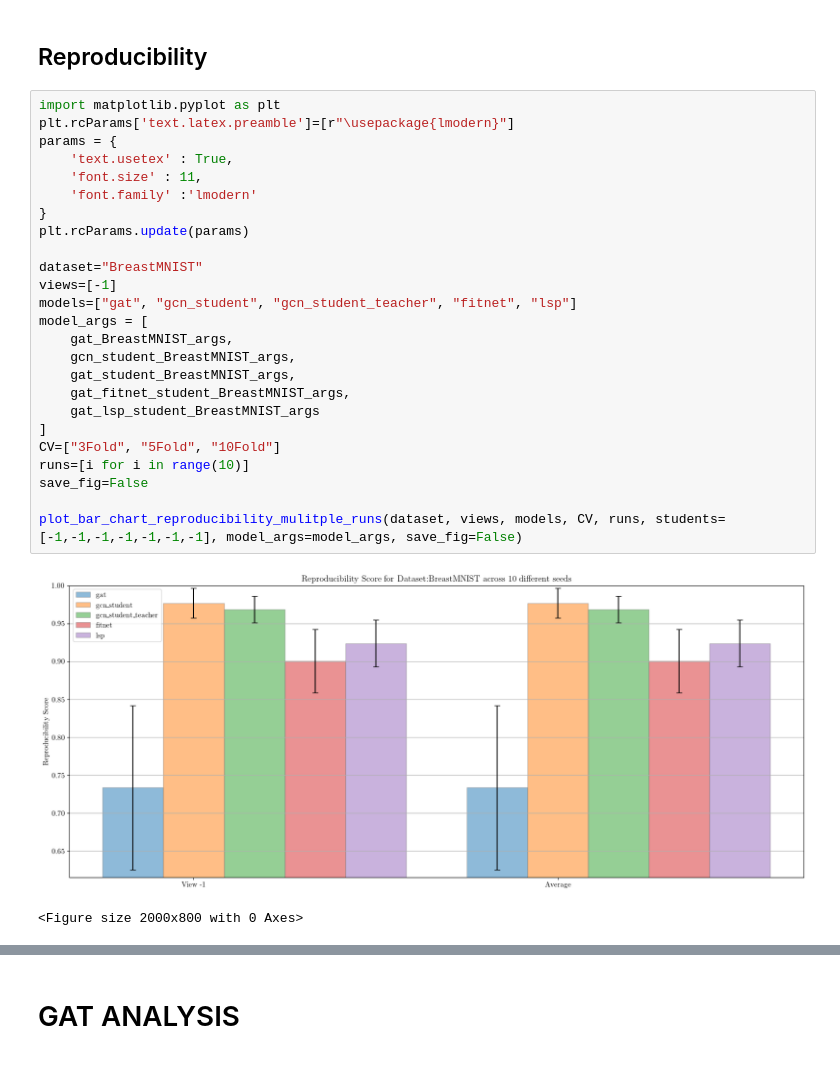
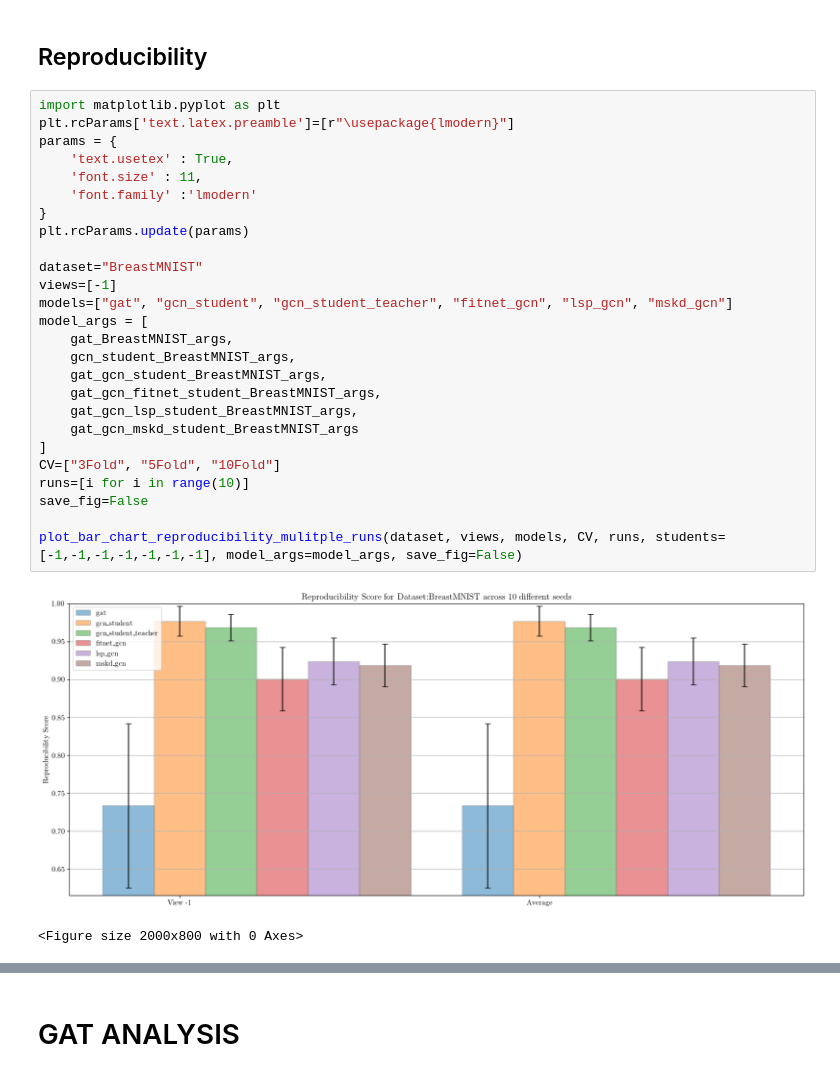
Before and after one commit to LorenzoStigliano/thesis-imperial, a Jupyter notebook: src/notebooks/study_MedMNIST_BreastMNIST_gat_gcn.ipynb, the cells around one changed output, grey strips where cells are left out. Drawn from its saved outputs; the diff is of its cells as text.

```diff
--- a/src/notebooks/study_MedMNIST_BreastMNIST_gat_gcn.ipynb
+++ b/src/notebooks/study_MedMNIST_BreastMNIST_gat_gcn.ipynb
@@ -22,30 +22,31 @@ The autoreload extension is already loaded. To reload it, use:
 # %%
 import matplotlib.pyplot as plt
 plt.rcParams['text.latex.preamble']=[r"\usepackage{lmodern}"]
 params = {
     'text.usetex' : True,
     'font.size' : 11,
     'font.family' :'lmodern'
 }
 plt.rcParams.update(params)
 
 dataset="BreastMNIST"
 views=[-1]
-models=["gat", "gcn_student", "gcn_student_teacher", "fitnet", "lsp"]
+models=["gat", "gcn_student", "gcn_student_teacher", "fitnet_gcn", "lsp_gcn", "mskd_gcn"]
 model_args = [
     gat_BreastMNIST_args,
     gcn_student_BreastMNIST_args,
-    gat_student_BreastMNIST_args,
-    gat_fitnet_student_BreastMNIST_args,
-    gat_lsp_student_BreastMNIST_args
+    gat_gcn_student_BreastMNIST_args,
+    gat_gcn_fitnet_student_BreastMNIST_args,
+    gat_gcn_lsp_student_BreastMNIST_args,
+    gat_gcn_mskd_student_BreastMNIST_args
 ]
 CV=["3Fold", "5Fold", "10Fold"]
 runs=[i for i in range(10)]
 save_fig=False
 
 plot_bar_chart_reproducibility_mulitple_runs(dataset, views, models, CV, runs, students=[-1,-1,-1,-1,-1,-1,-1], model_args=model_args, save_fig=False)
 # %% [output]
-[figure, old version]
+[figure, new version]
 <Figure size 2000x800 with 0 Axes>
 # %%
 for view in [-1]:
```
Also changed, not shown: parts of 15 cells of this notebook, 5 other files.
